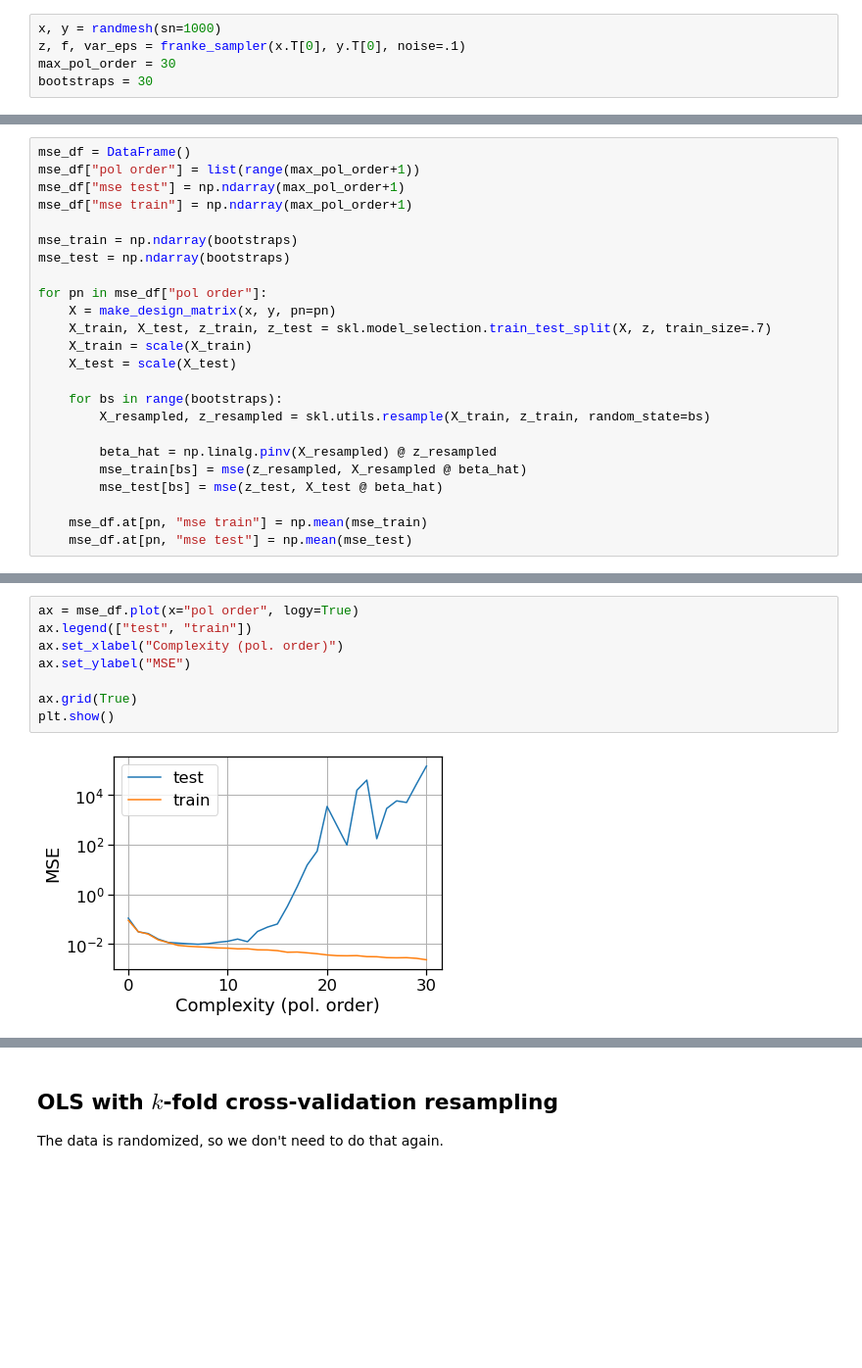
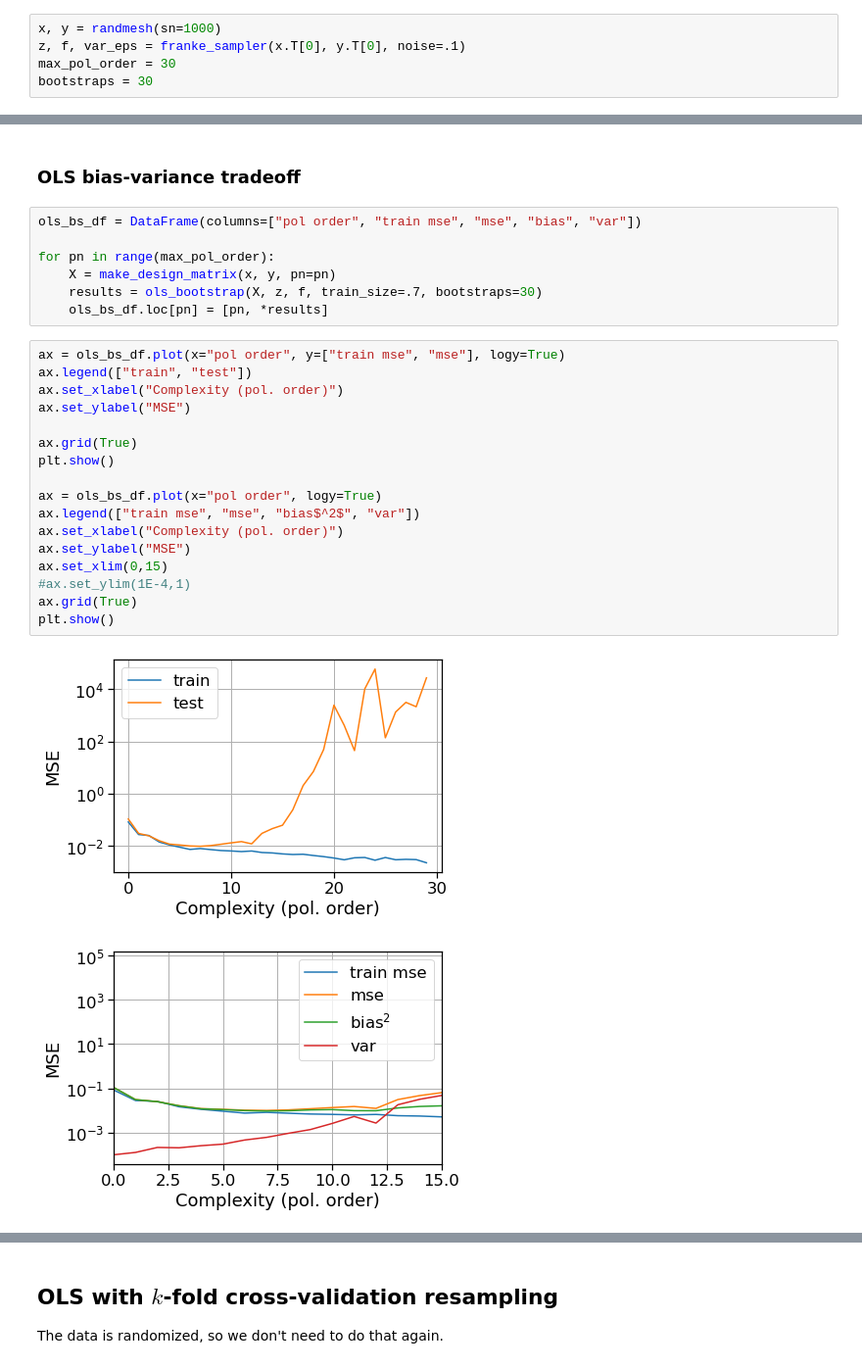
Before and after one commit to fonstelien/FYS-STK4155, a Jupyter notebook: project1/project1.ipynb, the cells around one changed output, grey strips where cells are left out. Shown at 98% size. Saved outputs shown, nothing was run; the diff lists cells and outputs as text; blank space fills up the shorter version.

```diff
--- a/project1/project1.ipynb
+++ b/project1/project1.ipynb
@@ -84,24 +84,0 @@ bootstraps = 30
-# %%
-mse_df = DataFrame()
-mse_df["pol order"] = list(range(max_pol_order+1))
-mse_df["mse test"] = np.ndarray(max_pol_order+1)
-mse_df["mse train"] = np.ndarray(max_pol_order+1)
-
-mse_train = np.ndarray(bootstraps)
-mse_test = np.ndarray(bootstraps)
-
-for pn in mse_df["pol order"]:
-    X = make_design_matrix(x, y, pn=pn)
-    X_train, X_test, z_train, z_test = skl.model_selection.train_test_split(X, z, train_size=.7)
-    X_train = scale(X_train)
-    X_test = scale(X_test)
-
-    for bs in range(bootstraps):
-        X_resampled, z_resampled = skl.utils.resample(X_train, z_train, random_state=bs)
-
-        beta_hat = np.linalg.pinv(X_resampled) @ z_resampled
-        mse_train[bs] = mse(z_resampled, X_resampled @ beta_hat)
-        mse_test[bs] = mse(z_test, X_test @ beta_hat)
-
-    mse_df.at[pn, "mse train"] = np.mean(mse_train)
-    mse_df.at[pn, "mse test"] = np.mean(mse_test)
@@ -108,10 +112,29 @@ for pn in mse_df["pol order"]:
+# %% [markdown]
+### OLS bias-variance tradeoff
+# %%
+ols_bs_df = DataFrame(columns=["pol order", "train mse", "mse", "bias", "var"])
+
+for pn in range(max_pol_order):
+    X = make_design_matrix(x, y, pn=pn)
+    results = ols_bootstrap(X, z, f, train_size=.7, bootstraps=30)
+    ols_bs_df.loc[pn] = [pn, *results]
 # %%
-ax = mse_df.plot(x="pol order", logy=True)
-ax.legend(["test", "train"])
+ax = ols_bs_df.plot(x="pol order", y=["train mse", "mse"], logy=True)
+ax.legend(["train", "test"])
 ax.set_xlabel("Complexity (pol. order)")
 ax.set_ylabel("MSE")
 
 ax.grid(True)
 plt.show()
+
+ax = ols_bs_df.plot(x="pol order", logy=True)
+ax.legend(["train mse", "mse", "bias$^2$", "var"])
+ax.set_xlabel("Complexity (pol. order)")
+ax.set_ylabel("MSE")
+ax.set_xlim(0,15)
+#ax.set_ylim(1E-4,1)
+ax.grid(True)
+plt.show()
 # %% [output]
-[figure, old version]
+[figure, new version]
+[figure, added]
```
Also changed, not shown: parts of 23 cells of this notebook.
